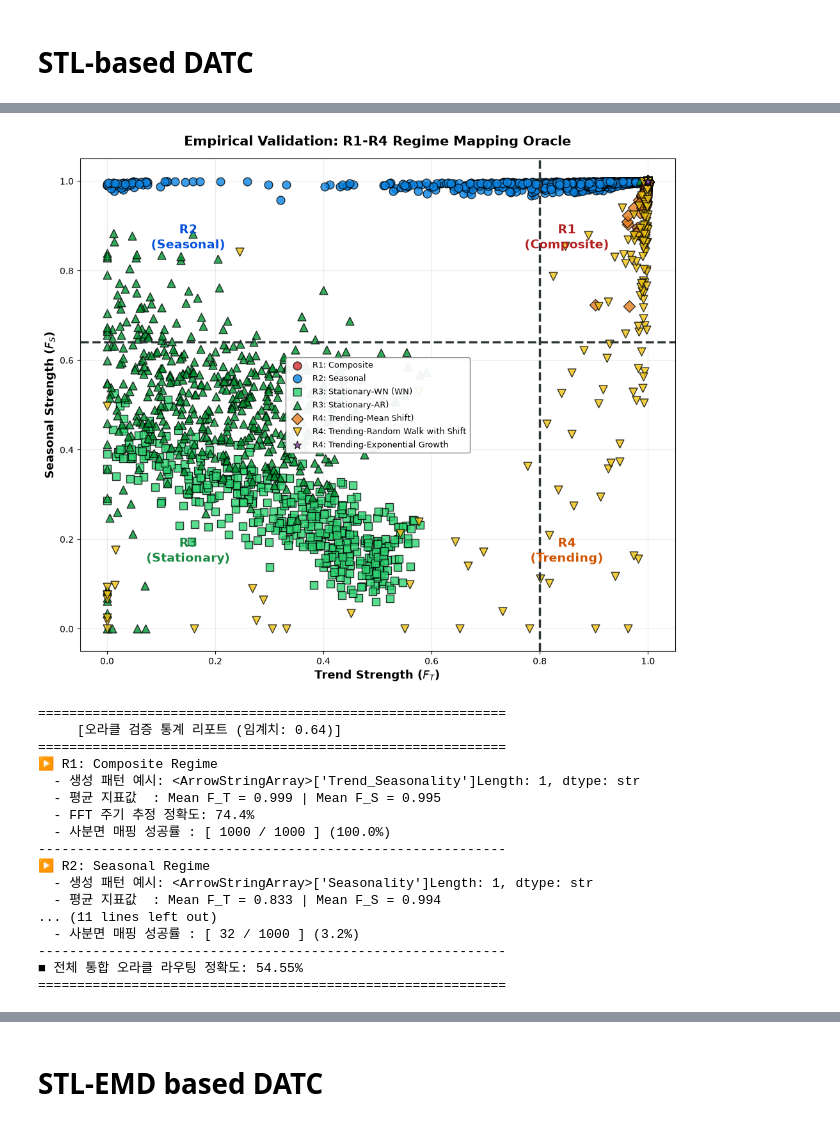
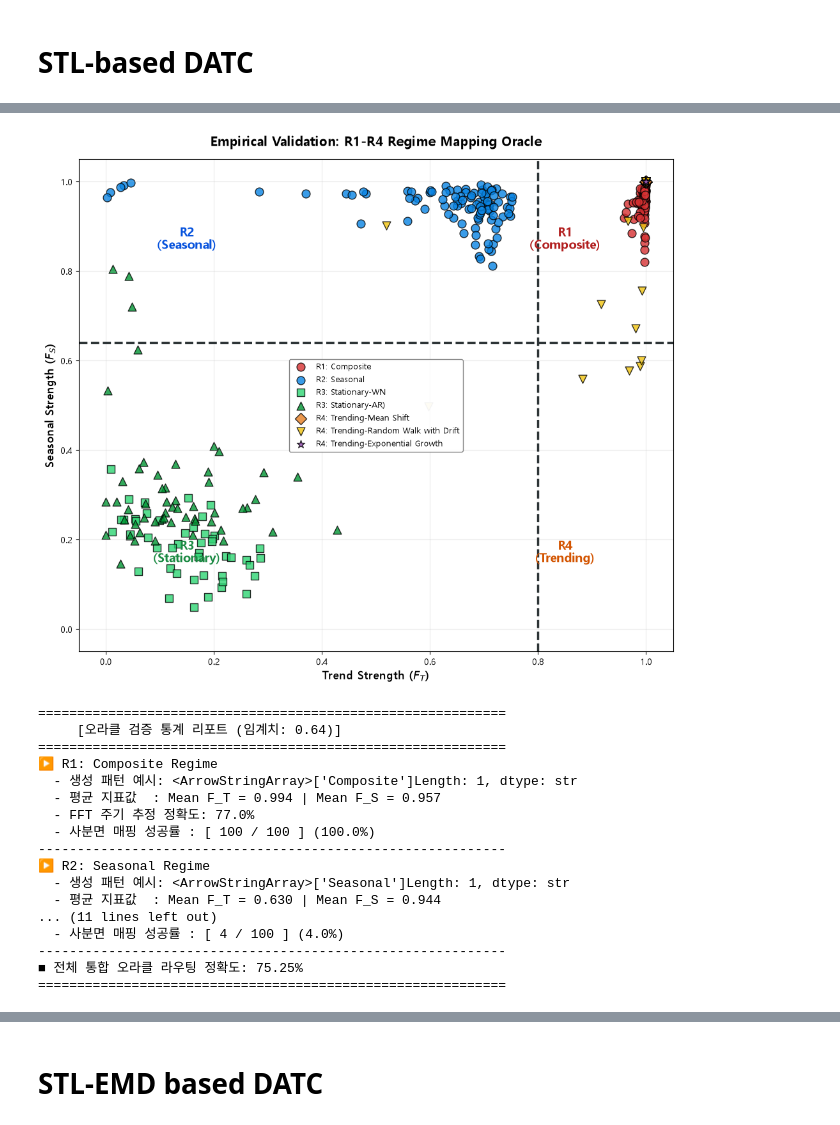
Before and after one commit to wayne0831/TSFM_Ops, a Jupyter notebook: src/temp/DATC_STL_EMD.ipynb, the cells around one changed output, grey strips where cells are left out. Drawn from its saved outputs; the diff is of its cells as text; code cells hidden in the pictures.

Commit message:
new file:   results/temp/0706_Per1000_Len500_StlEmd_synthetic_dataset.csv 	new file:   results/temp/0706_Per1000_Len500_Stl_synthetic_dataset.csv 	modified:   src/temp/DATC_STL_EMD.ipynb

```diff
--- a/src/temp/DATC_STL_EMD.ipynb
+++ b/src/temp/DATC_STL_EMD.ipynb
@@ -175,6 +213,6 @@ def generate_synthetic_dataset(num_samples_per_regime=50, len_series=500, dec_me
 
     return pd.DataFrame(data_records)
 # %%
-df_exp_results = generate_synthetic_dataset(num_samples_per_regime=1000, len_series=500, dec_method='stl')
-df_exp_results.to_csv('../../results/temp/0706_Per1000_Len500_Stl_synthetic_dataset.csv', index=False)
+df_exp_results = generate_synthetic_dataset(num_samples_per_regime=50, len_series=500, dec_method='stl')
+#df_exp_results.to_csv('../../results/temp/0706_Per1000_Len500_Stl_synthetic_dataset.csv', index=False)
 # %% [output]
@@ -223,24 +251,24 @@ plt.figure(figsize=(12, 10))
 
 # 1. 학술적 일관성을 위해 패턴별 고유 시각 세팅 테이블 정의
 pattern_configs = {
-    'Trend_Seasonality':       {'color': '#d63031', 'marker': 'o', 'label': 'R1: Composite'},
-    'Seasonality':        {'color': '#0984e3', 'marker': 'o', 'label': 'R2: Seasonal'},
-    'Stationary_WN':           {'color': '#2ed573', 'marker': 's', 'label': 'R3: Stationary-WN (WN)'},
-    'Stationary_AR':           {'color': '#009432', 'marker': '^', 'label': 'R3: Stationary-AR)'},
-    'Trend_MeanShift':         {'color': '#e67e22', 'marker': 'D', 'label': 'R4: Trending-Mean Shift)'},
-    'Trend_RandomWalkDrift':    {'color': '#f1c40f', 'marker': 'v', 'label': 'R4: Trending-Random Walk with Shift'},
-    'Trend_ExponentialGrowth':   {'color': '#8e44ad', 'marker': '*', 'label': 'R4: Trending-Exponential Growth'}
+    'Composite':                    {'color': '#d63031', 'marker': 'o', 'label': 'R1: Composite'},
+    'Seasonal':                     {'color': '#0984e3', 'marker': 'o', 'label': 'R2: Seasonal'},
+    'Stationary_WN':                {'color': '#2ed573', 'marker': 's', 'label': 'R3: Stationary-WN'},
+    'Stationary_AR':                {'color': '#009432', 'marker': '^', 'label': 'R3: Stationary-AR)'},
+    'Trending_MeanShift':           {'color': '#e67e22', 'marker': 'D', 'label': 'R4: Trending-Mean Shift'},
+    'Trending_RandomWalkDrift':     {'color': '#f1c40f', 'marker': 'v', 'label': 'R4: Trending-Random Walk with Drift'},
+    'Trending_ExponentialGrowth':   {'color': '#8e44ad', 'marker': '*', 'label': 'R4: Trending-Exponential Growth'}
 }
 
 # 2. 범례 순서를 R1 -> R2 -> R3 -> R4 순으로 강제 정렬하기 위한 마스터 맵 순서 선언
 legend_order = [
-    'Trend_Seasonality',
-    'Seasonality',
+    'Composite',
+    'Seasonal',
     'Stationary_WN',
     'Stationary_AR',
-    'Trend_MeanShift',
-    'Trend_RandomWalkDrift',
-    'Trend_ExponentialGrowth'
+    'Trending_MeanShift',
+    'Trending_RandomWalkDrift',
+    'Trending_ExponentialGrowth'
 ]
 
 # 3. 데이터프레임 내에 존재하는 패턴만 필터링하여 순서대로 플롯팅 (범례 순서 꼬임 원천 차단)
@@ -293,48 +321,48 @@ for r_label in ['R1', 'R2', 'R3', 'R4']:
     if r_label == 'R1':
         success_condition = (sub_df['F_T'] >= F_T_thr) & (sub_df['F_S'] >= F_S_thr)
     elif r_label == 'R2':
         success_condition = (sub_df['F_T'] < F_T_thr) & (sub_df['F_S'] >= F_S_thr)
     elif r_label == 'R3':
         success_condition = (sub_df['F_T'] < F_T_thr) & (sub_df['F_S'] < F_S_thr)
     elif r_label == 'R4':
         success_condition = (sub_df['F_T'] >= F_T_thr) & (sub_df['F_S'] < F_S_thr)
 
     success_count = len(sub_df[success_condition])
     total_success += success_count
     accuracy = (success_count / len(sub_df)) * 100
 
     unique_patterns = list(sub_df['Pattern'].unique())
     print(f"▶ {r_label}: {regime_names[r_label]}")
     print(f"  - 생성 패턴 예시: <ArrowStringArray>{unique_patterns}Length: {len(unique_patterns)}, dtype: str")
     print(f"  - 평균 지표값  : Mean F_T = {sub_df['F_T'].mean():.3f} | Mean F_S = {sub_df['F_S'].mean():.3f}")
 
     # 주기 매칭 검증 (R1, R2에 대해서만 추출 성과 체크)
     if r_label in ['R1', 'R2']:
         same_p_count = len(sub_df[sub_df['True_P'] == sub_df['Est_P']])
         p_match_rate = (same_p_count / len(sub_df)) * 100
         print(f"  - FFT 주기 추정 정확도: {p_match_rate:.1f}%")
 
     print(f"  - 사분면 매핑 성공률 : [ {success_count} / {len(sub_df)} ] ({accuracy:.1f}%)")
     print("-" * 60)
 
 print(f"■ 전체 통합 오라클 라우팅 정확도: {(total_success / len(df_exp_results))*100:.2f}%")
 print("="*60)
 # %% [output]
-[figure, old version]
+[figure, new version]
 ============================================================
      [오라클 검증 통계 리포트 (임계치: 0.64)]
 ============================================================
 ▶ R1: Composite Regime
-  - 생성 패턴 예시: <ArrowStringArray>['Trend_Seasonality']Length: 1, dtype: str
-  - 평균 지표값  : Mean F_T = 0.999 | Mean F_S = 0.995
-  - FFT 주기 추정 정확도: 74.4%
-  - 사분면 매핑 성공률 : [ 1000 / 1000 ] (100.0%)
+  - 생성 패턴 예시: <ArrowStringArray>['Composite']Length: 1, dtype: str
+  - 평균 지표값  : Mean F_T = 0.994 | Mean F_S = 0.957
+  - FFT 주기 추정 정확도: 77.0%
+  - 사분면 매핑 성공률 : [ 100 / 100 ] (100.0%)
 ------------------------------------------------------------
 ▶ R2: Seasonal Regime
-  - 생성 패턴 예시: <ArrowStringArray>['Seasonality']Length: 1, dtype: str
-  - 평균 지표값  : Mean F_T = 0.833 | Mean F_S = 0.994
+  - 생성 패턴 예시: <ArrowStringArray>['Seasonal']Length: 1, dtype: str
+  - 평균 지표값  : Mean F_T = 0.630 | Mean F_S = 0.944
 ... (11 lines left out)
-  - 사분면 매핑 성공률 : [ 32 / 1000 ] (3.2%)
+  - 사분면 매핑 성공률 : [ 4 / 100 ] (4.0%)
 ------------------------------------------------------------
-■ 전체 통합 오라클 라우팅 정확도: 54.55%
+■ 전체 통합 오라클 라우팅 정확도: 75.25%
 ============================================================
```
Also changed, not shown: parts of 5 cells of this notebook, 2 other files.
